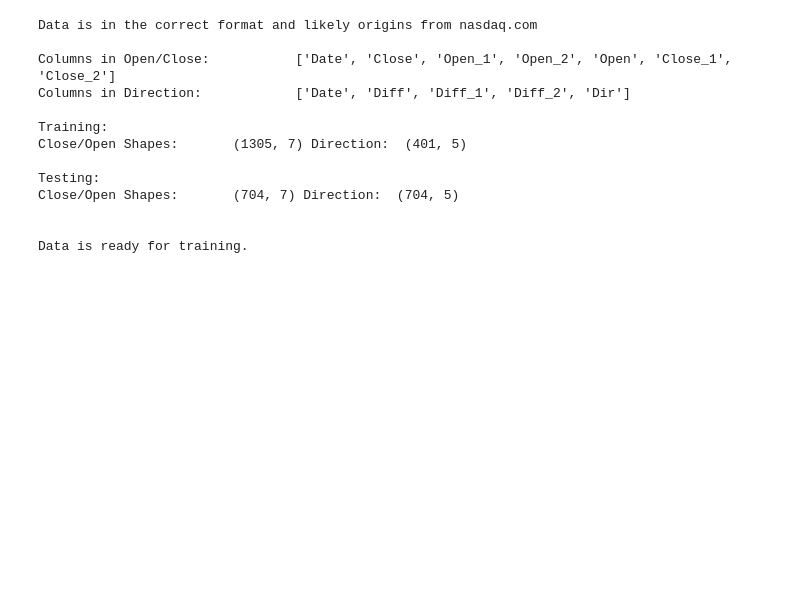
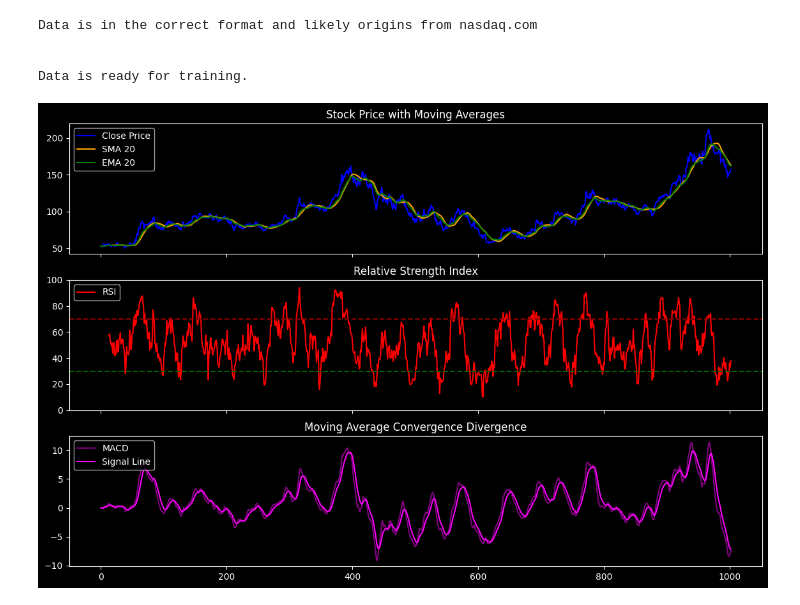
Before and after one commit to Sp0xF8/Group-Project-ML, a Jupyter notebook: python/code/clean_finish.ipynb, the cells around one changed output. Cells and saved outputs as stored; diff of their text form; code cells hidden in the pictures; blank space fills up the shorter version.

```diff
--- a/python/code/clean_finish.ipynb
+++ b/python/code/clean_finish.ipynb
@@ -457,22 +587,21 @@ test = testing_model(
 	LinearRegression(copy_X=True, fit_intercept=True, n_jobs=None),
 	# LogisticRegression(C=1.0, class_weight=None, dual=False, fit_intercept=True),
 	RandomForestClassifier(n_estimators=100, criterion='gini', max_depth=2,max_features='sqrt', bootstrap=True, oob_score=False, n_jobs=-1, random_state=0, verbose=0, class_weight=None, ccp_alpha=0.025, max_samples=None),
-	"csvs/stocks/amd.csv", years=8
+	"csvs/stocks/amd.csv",complexity=4, years=4
 )
+
+# tsla: 1/4 3/4
+# aapl: 1/5 3/7 3/8
+# amd: 1/8
 # %% [output]
 Data is in the correct format and likely origins from nasdaq.com
-
-Columns in Open/Close:           ['Date', 'Close', 'Open_1', 'Open_2', 'Open', 'Close_1', 'Close_2']
-Columns in Direction:            ['Date', 'Diff', 'Diff_1', 'Diff_2', 'Dir']
-
-Training:
-Close/Open Shapes:       (1305, 7) Direction:  (401, 5)
-
-Testing:
-Close/Open Shapes:       (704, 7) Direction:  (704, 5)
 
 
 Data is ready for training.
+# %%
+test.calculate_indicators()
+# %% [output]
+[figure, added]
 # %%
 test.train()
 # %% [output]
```
Also changed, not shown: parts of 7 cells of this notebook.
